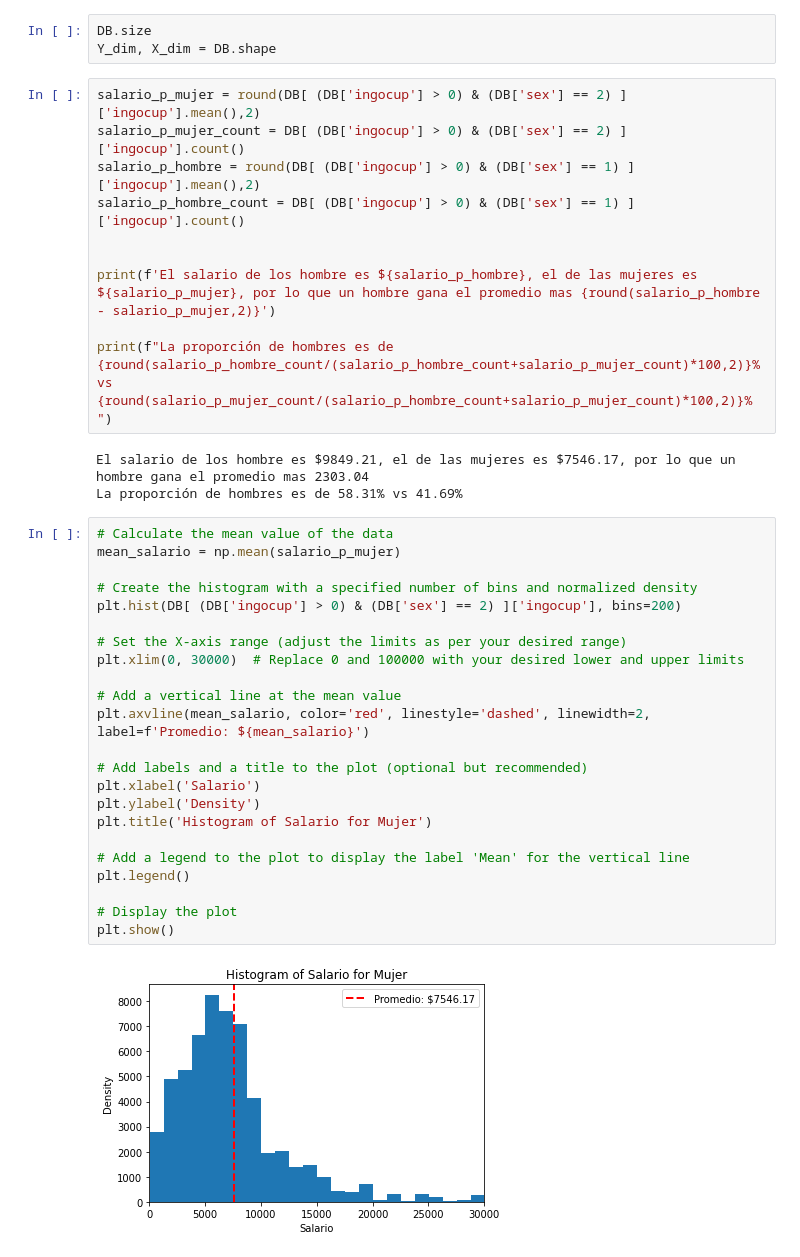
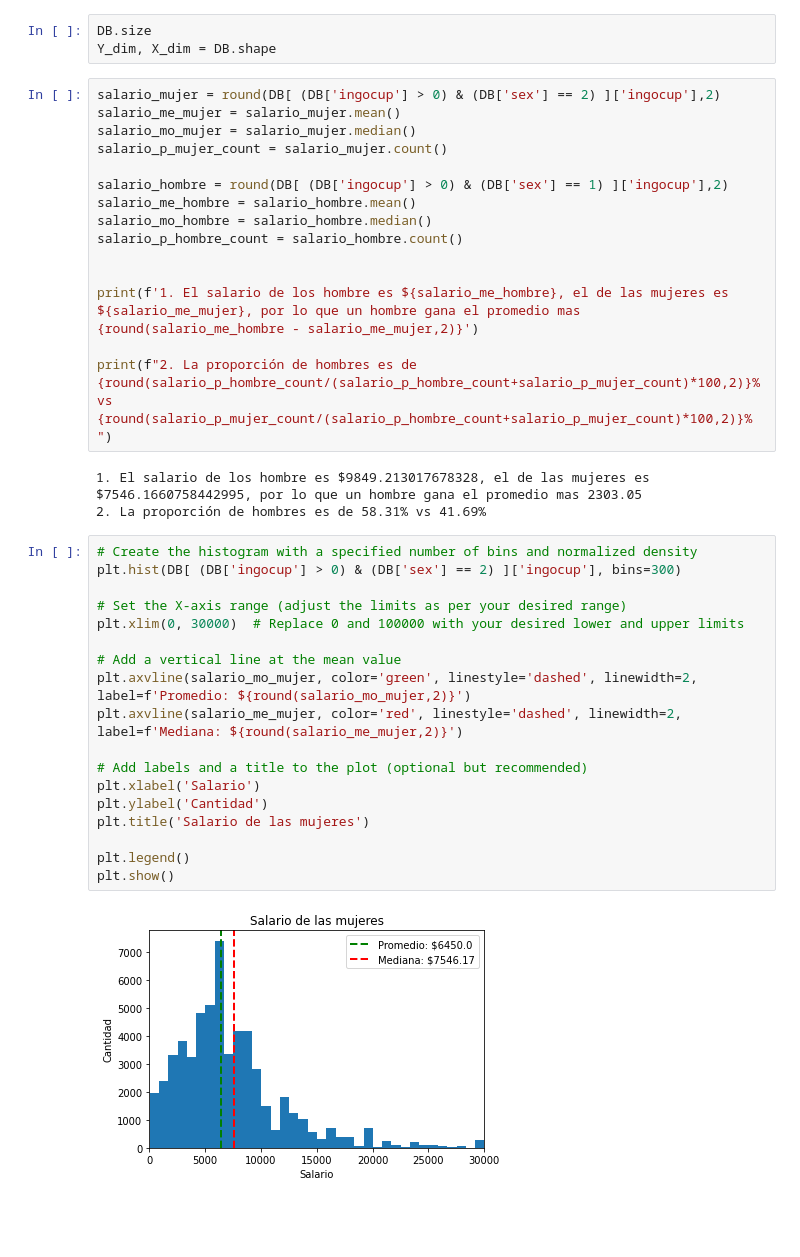
Before and after one commit to lfvvillanueva/DS---SELF-LEARNING, a Jupyter notebook: MORE/ENOE/1ST QTR 2023/ENOE_1ST_QTR_2023.ipynb, the cells around one changed output. Saved outputs shown, nothing was run; the diff lists cells and outputs as text; blank space fills up the shorter version.

```diff
--- a/MORE/ENOE/1ST QTR 2023/ENOE_1ST_QTR_2023.ipynb
+++ b/MORE/ENOE/1ST QTR 2023/ENOE_1ST_QTR_2023.ipynb
@@ -19,40 +46,40 @@ DB = pd.read_csv("ENOE_SDEMT123.csv", sep=",", encoding="latin-1")
 DB.size
 Y_dim, X_dim = DB.shape
 # %%
-salario_p_mujer = round(DB[ (DB['ingocup'] > 0) & (DB['sex'] == 2) ]['ingocup'].mean(),2)
-salario_p_mujer_count = DB[ (DB['ingocup'] > 0) & (DB['sex'] == 2) ]['ingocup'].count()
-salario_p_hombre = round(DB[ (DB['ingocup'] > 0) & (DB['sex'] == 1) ]['ingocup'].mean(),2)
-salario_p_hombre_count = DB[ (DB['ingocup'] > 0) & (DB['sex'] == 1) ]['ingocup'].count()
+salario_mujer = round(DB[ (DB['ingocup'] > 0) & (DB['sex'] == 2) ]['ingocup'],2)
+salario_me_mujer = salario_mujer.mean()
+salario_mo_mujer = salario_mujer.median()
+salario_p_mujer_count = salario_mujer.count()
+
+salario_hombre = round(DB[ (DB['ingocup'] > 0) & (DB['sex'] == 1) ]['ingocup'],2)
+salario_me_hombre = salario_hombre.mean()
+salario_mo_hombre = salario_hombre.median()
+salario_p_hombre_count = salario_hombre.count()
 
 
-print(f'El salario de los hombre es ${salario_p_hombre}, el de las mujeres es ${salario_p_mujer}, por lo que un hombre gana el promedio mas {round(salario_p_hombre - salario_p_mujer,2)}')
+print(f'1. El salario de los hombre es ${salario_me_hombre}, el de las mujeres es ${salario_me_mujer}, por lo que un hombre gana el promedio mas {round(salario_me_hombre - salario_me_mujer,2)}')
 
-print(f"La proporción de hombres es de {round(salario_p_hombre_count/(salario_p_hombre_count+salario_p_mujer_count)*100,2)}% vs {round(salario_p_mujer_count/(salario_p_hombre_count+salario_p_mujer_count)*100,2)}% ")
+print(f"2. La proporción de hombres es de {round(salario_p_hombre_count/(salario_p_hombre_count+salario_p_mujer_count)*100,2)}% vs {round(salario_p_mujer_count/(salario_p_hombre_count+salario_p_mujer_count)*100,2)}% ")
 # %% [output]
-El salario de los hombre es $9849.21, el de las mujeres es $7546.17, por lo que un hombre gana el promedio mas 2303.04
-La proporción de hombres es de 58.31% vs 41.69%
+1. El salario de los hombre es $9849.213017678328, el de las mujeres es $7546.1660758442995, por lo que un hombre gana el promedio mas 2303.05
+2. La proporción de hombres es de 58.31% vs 41.69%
 # %%
-# Calculate the mean value of the data
-mean_salario = np.mean(salario_p_mujer)
-
 # Create the histogram with a specified number of bins and normalized density
-plt.hist(DB[ (DB['ingocup'] > 0) & (DB['sex'] == 2) ]['ingocup'], bins=200)
+plt.hist(DB[ (DB['ingocup'] > 0) & (DB['sex'] == 2) ]['ingocup'], bins=300)
 
 # Set the X-axis range (adjust the limits as per your desired range)
 plt.xlim(0, 30000)  # Replace 0 and 100000 with your desired lower and upper limits
 
 # Add a vertical line at the mean value
-plt.axvline(mean_salario, color='red', linestyle='dashed', linewidth=2, label=f'Promedio: ${mean_salario}')
+plt.axvline(salario_mo_mujer, color='green', linestyle='dashed', linewidth=2, label=f'Promedio: ${round(salario_mo_mujer,2)}')
+plt.axvline(salario_me_mujer, color='red', linestyle='dashed', linewidth=2, label=f'Mediana: ${round(salario_me_mujer,2)}')
 
 # Add labels and a title to the plot (optional but recommended)
 plt.xlabel('Salario')
-plt.ylabel('Density')
-plt.title('Histogram of Salario for Mujer')
+plt.ylabel('Cantidad')
+plt.title('Salario de las mujeres')
 
-# Add a legend to the plot to display the label 'Mean' for the vertical line
 plt.legend()
-
-# Display the plot
 plt.show()
 # %% [output]
-[figure, old version]
+[figure, new version]
```
Also changed, not shown: parts of 4 cells of this notebook.
